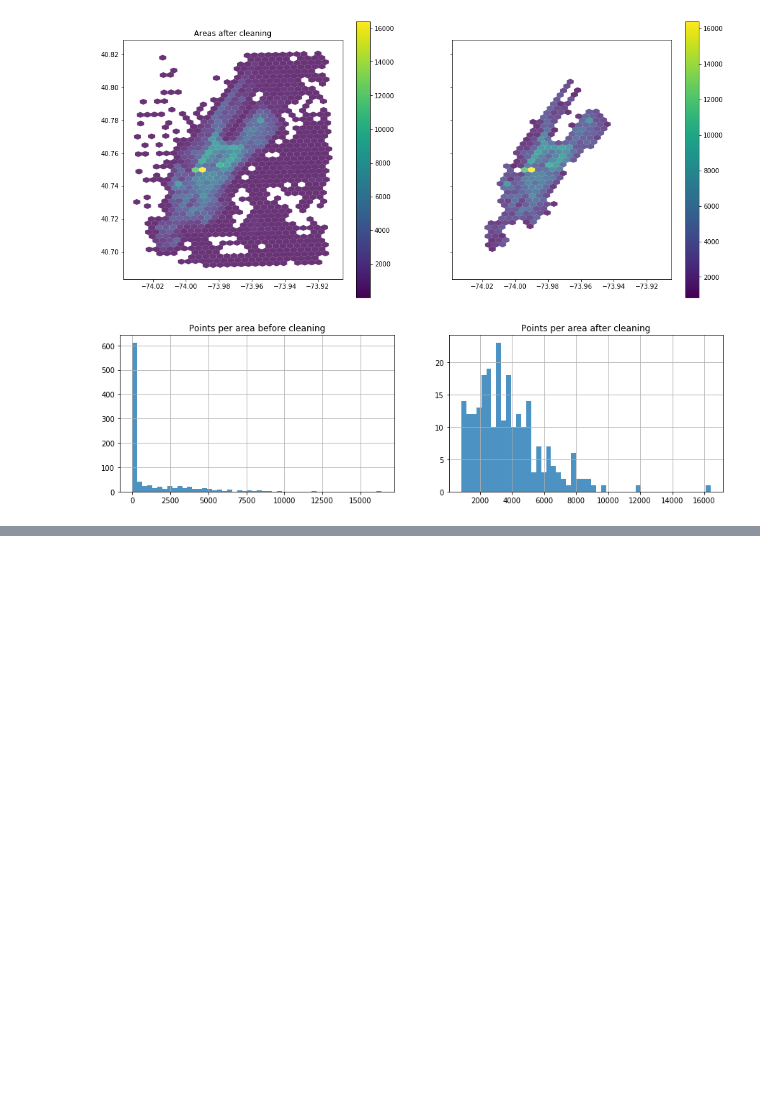
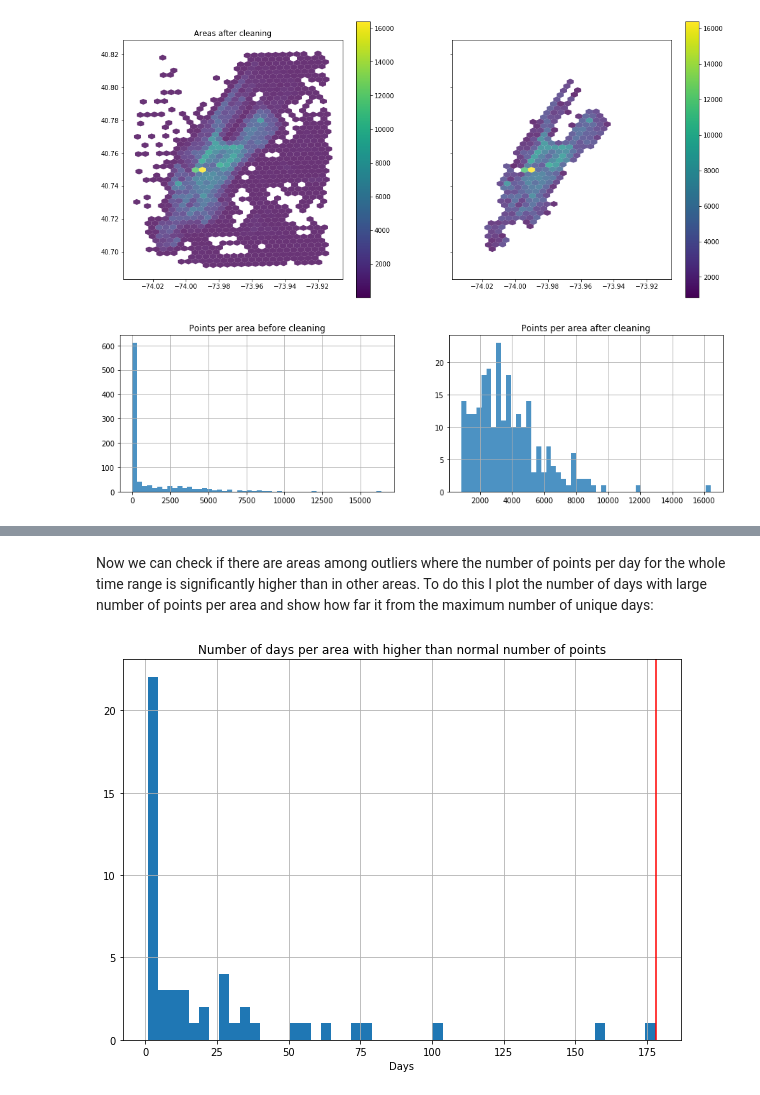
Before and after one commit to sash-ko/ai-transportation, a Jupyter notebook: demand-prediction/2-discrete-areas.ipynb, the cells around one changed output, grey strips where cells are left out. Cells and saved outputs as stored; diff of their text form; code cells hidden in the pictures; blank space fills up the shorter version.

```diff
--- a/demand-prediction/2-discrete-areas.ipynb
+++ b/demand-prediction/2-discrete-areas.ipynb
@@ -249,0 +319,11 @@ data_clean.h3_res9.value_counts().hist(bins=50, alpha=0.8);
+# %% [markdown]
+Now we can check if there are areas among outliers where the number of points per day for the whole time range is significantly higher than in other areas. To do this I plot the number of days with large number of points per area and show how far it from the maximum number of unique days:
+# %%
+daily_total[index_outliers].h3_res9.value_counts().hist(bins=50);
+
+plt.axvline(daily_total.datetime.nunique(), color='r');
+
+plt.title('Number of days per area with higher than normal number of points')
+plt.xlabel('Days');
+# %% [output]
+[figure, added]
```
Also changed, not shown: parts of 17 cells of this notebook.
